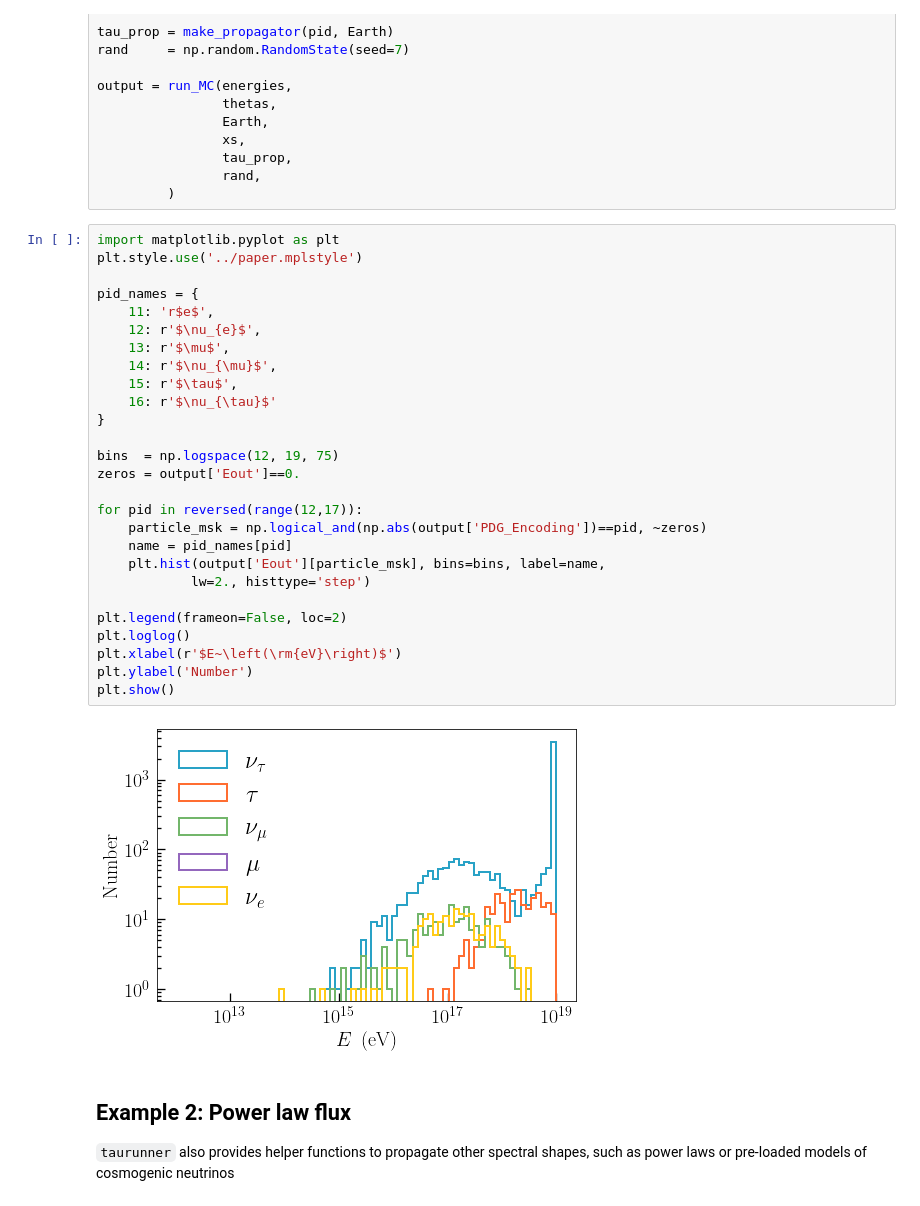
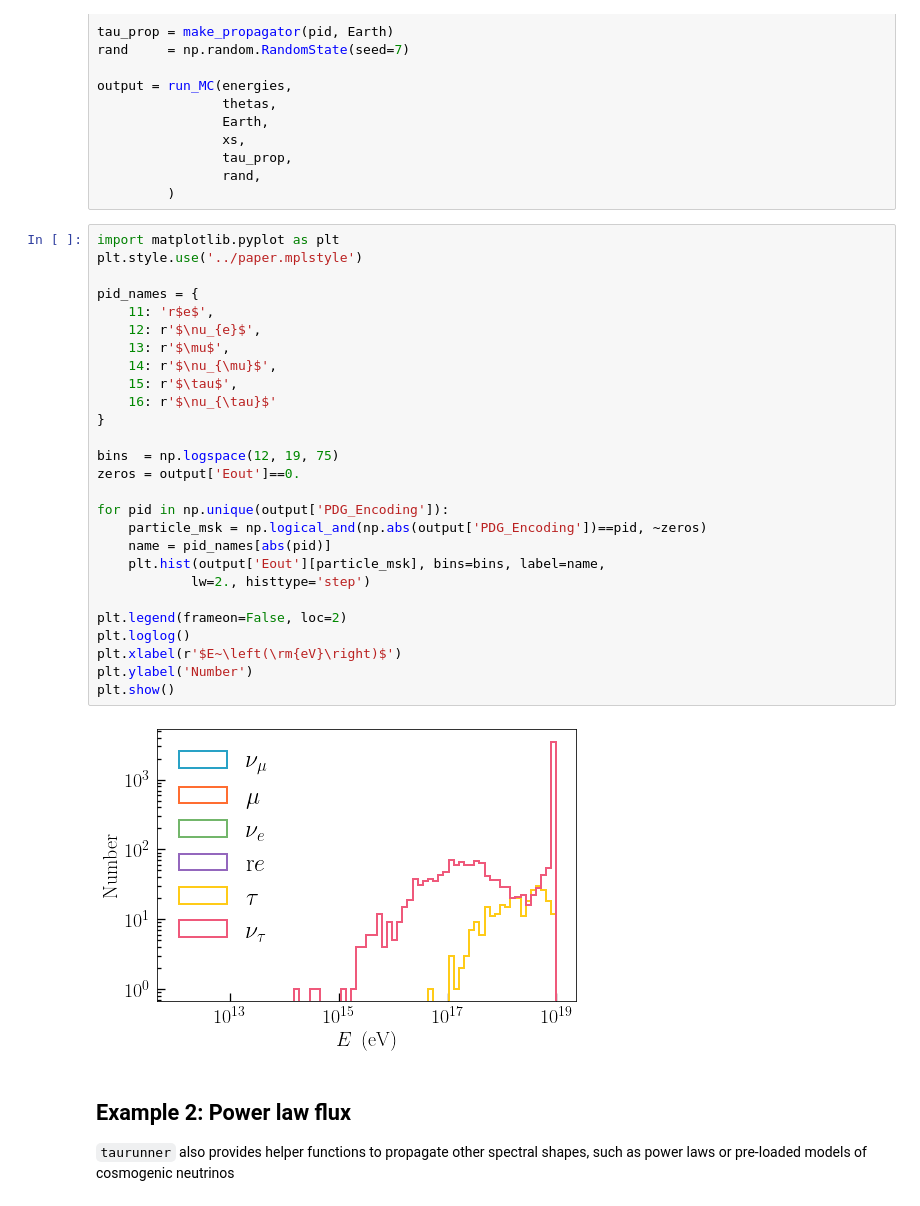
Before and after one commit to icecube/TauRunner, a Jupyter notebook: examples/TauRunner_examples.ipynb, the cells around one changed output. Saved outputs shown, nothing was run; the diff lists cells and outputs as text.

```diff
--- a/examples/TauRunner_examples.ipynb
+++ b/examples/TauRunner_examples.ipynb
@@ -55,32 +55,32 @@ output = run_MC(energies,
 # %%
 import matplotlib.pyplot as plt
 plt.style.use('../paper.mplstyle')
 
 pid_names = {
     11: 'r$e$',
     12: r'$\nu_{e}$',
     13: r'$\mu$',
     14: r'$\nu_{\mu}$',
     15: r'$\tau$',
     16: r'$\nu_{\tau}$'
 }
 
 bins  = np.logspace(12, 19, 75)
 zeros = output['Eout']==0.
 
-for pid in reversed(range(12,17)):
+for pid in np.unique(output['PDG_Encoding']):
     particle_msk = np.logical_and(np.abs(output['PDG_Encoding'])==pid, ~zeros)
-    name = pid_names[pid]
+    name = pid_names[abs(pid)]
     plt.hist(output['Eout'][particle_msk], bins=bins, label=name,
             lw=2., histtype='step')
 
 plt.legend(frameon=False, loc=2)
 plt.loglog()
 plt.xlabel(r'$E~\left(\rm{eV}\right)$')
 plt.ylabel('Number')
 plt.show()
 # %% [output]
-[figure, old version]
+[figure, new version]
 # %% [markdown]
 ## Example 2: Power law flux
 
```
Also changed, not shown: parts of 18 cells of this notebook.
